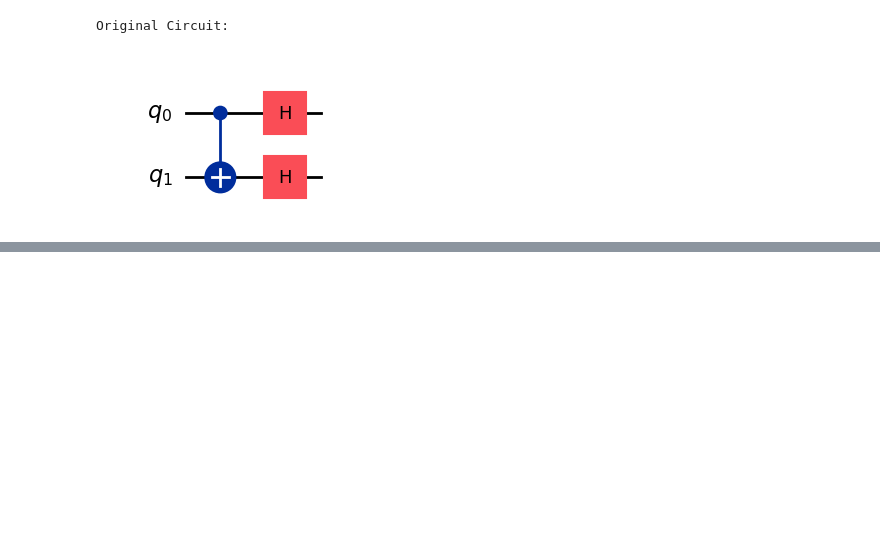
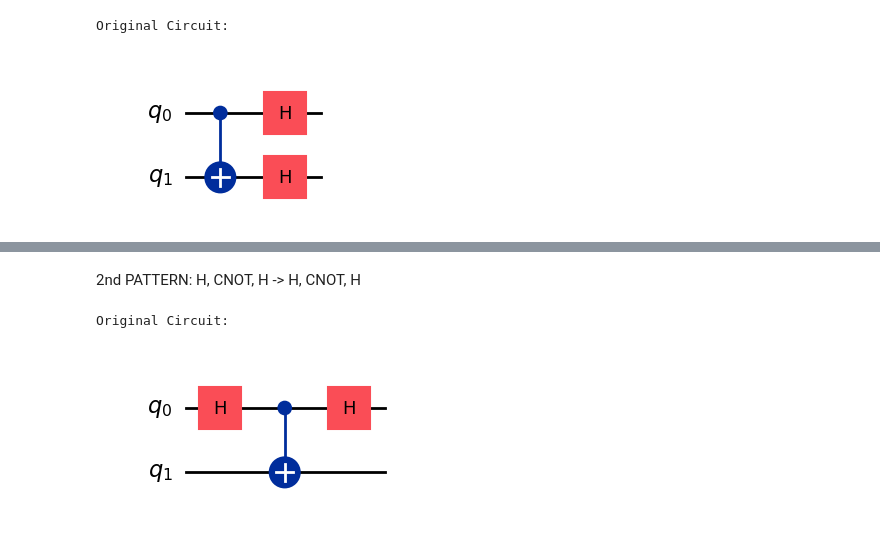
Before and after one commit to melaniasala/SSL-for-Quantum-Cirucits-Generation, a Jupyter notebook: QCCL/notebooks/transforms_debugging.ipynb, the cells around one changed output, grey strips where cells are left out. Saved outputs shown, nothing was run; the diff lists cells and outputs as text; code cells hidden in the pictures; blank space fills up the shorter version.

```diff
--- a/QCCL/notebooks/transforms_debugging.ipynb
+++ b/QCCL/notebooks/transforms_debugging.ipynb
@@ -174,0 +204,14 @@ Transformed Circuit:
+# %% [markdown]
+2nd PATTERN: H, CNOT, H -> H, CNOT, H
+# %%
+qc = QuantumCircuit(2)
+qc.h(0)
+qc.cx(0, 1)  # Add CNOT gate
+qc.h(0)
+
+# Display the original circuit
+print("Original Circuit:")
+qc.draw(output='mpl')
+# %% [output]
+Original Circuit:
+[figure, added]
```
Also changed, not shown: parts of 14 cells of this notebook, 1 other file.
